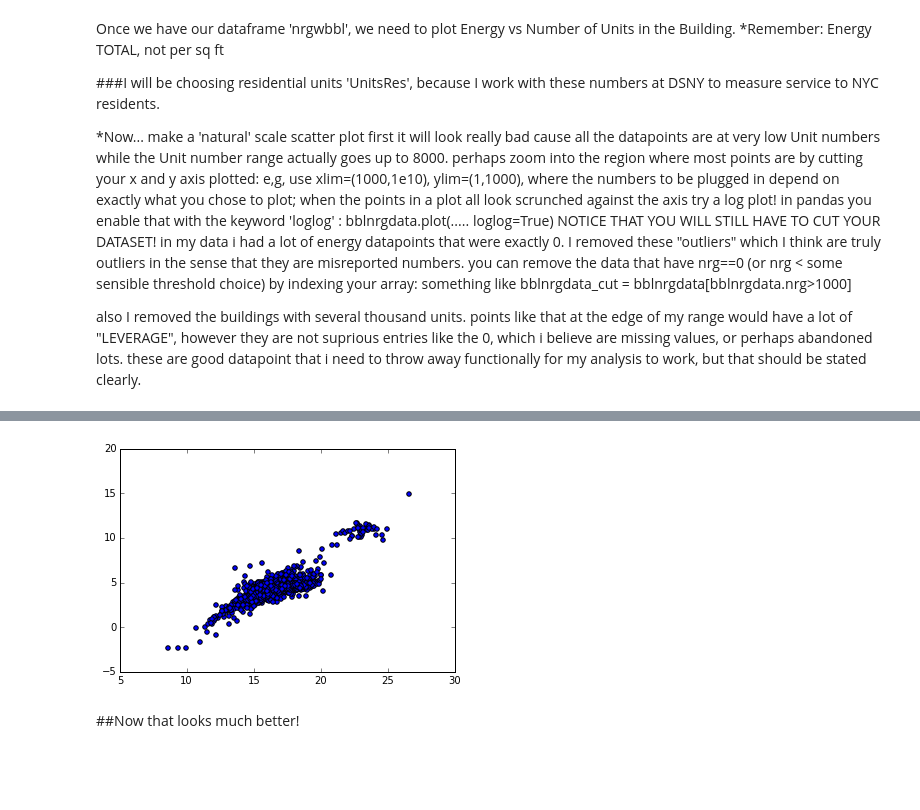
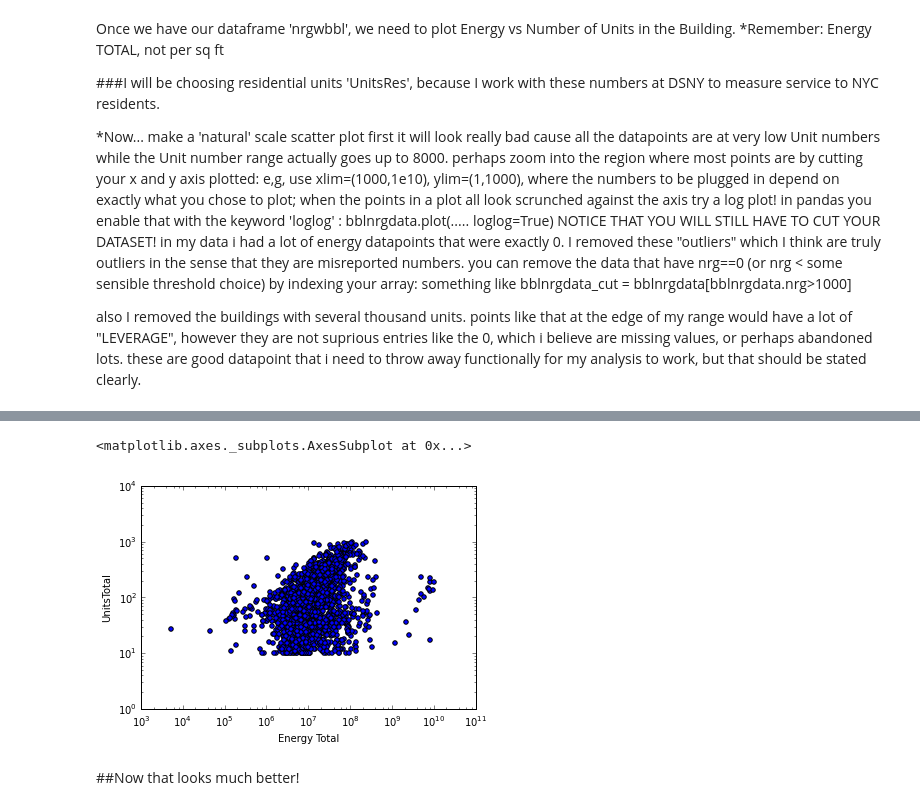
Before and after one commit to maryooh/PUI2015_mortiz, a Jupyter notebook: HW5/HW5- Assigment 1, energy use based on no. of units.ipynb, the cells around one changed output, grey strips where cells are left out. Cells and saved outputs as stored; diff of their text form; code cells hidden in the pictures; blank space fills up the shorter version.

```diff
--- a/HW5/HW5- Assigment 1, energy use based on no. of units.ipynb
+++ b/HW5/HW5- Assigment 1, energy use based on no. of units.ipynb
@@ -245,10 +247,14 @@ totepu = pl.scatter(nrgwbbl['Energy Total'], nrgwbbl['Site EUI(kBtu/ft2)'])#, 'r
+# %%
+nrgwbbl = nrgwbbl[(nrgwbbl['Energy Total'] > 1000) & (nrgwbbl['Energy Total'] < 1e10) & (nrgwbbl['UnitsTotal'] >= 10) & (nrgwbbl['UnitsTotal'] < 1000)]
+nrgwbbl.plot(kind='scatter', x='Energy Total', y='UnitsTotal', marker='o', loglog = True )
+# %% [output]
+<matplotlib.axes._subplots.AxesSubplot at 0x...>
+[figure, added]
 # %%
 logx = np.log(nrgwbbl['Energy Total'])
-logy = np.log(nrgwbbl['Site EUI(kBtu/ft2)'])
+logy = np.log(nrgwbbl['UnitsTotal'])
 
-totepu = pl.scatter(logx, logy)
+#totepu = pl.scatter(logx, logy)
-# %% [output]
-[figure, removed]
 # %% [markdown]
 ##Now that looks much better!
 # %%
```
Also changed, not shown: parts of 14 cells of this notebook.
